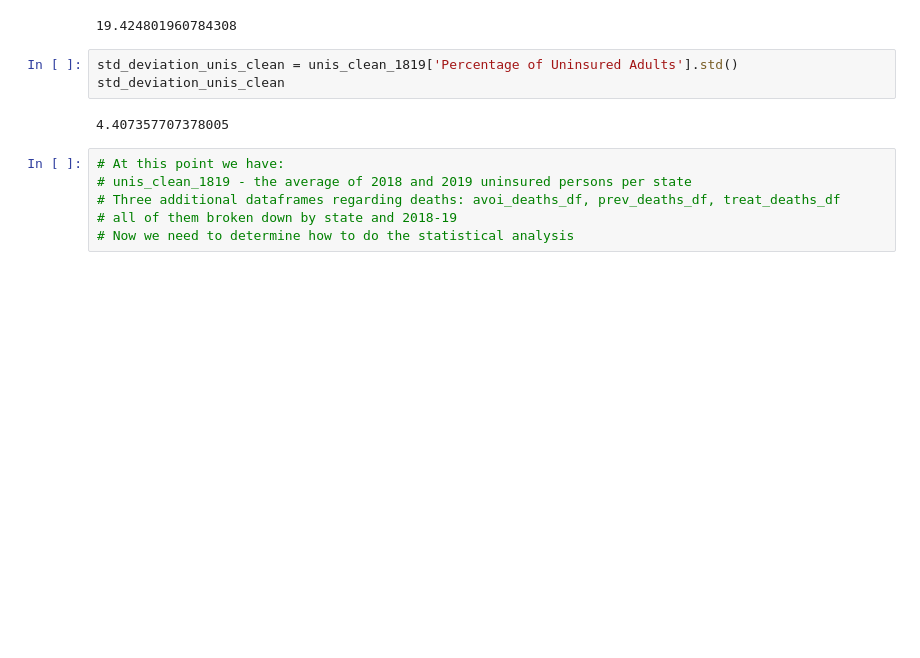
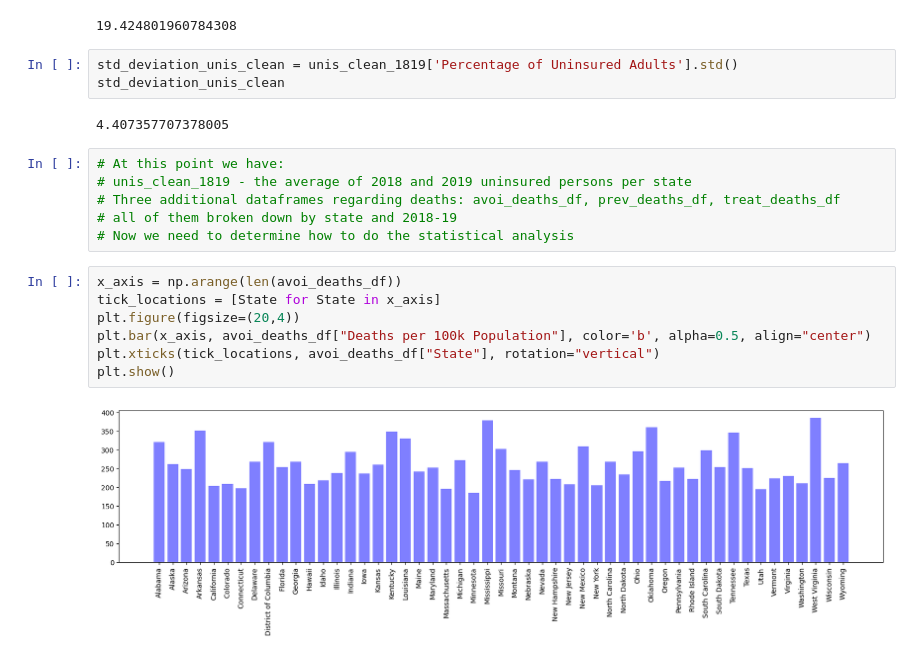
Before and after one commit to redpandata19/Project_1_Team_5, a Jupyter notebook: Premature_deaths.ipynb, the cells around one changed output. Drawn from its saved outputs; the diff is of its cells as text; blank space fills up the shorter version.

Commit message:
updated graph

```diff
--- a/Premature_deaths.ipynb
+++ b/Premature_deaths.ipynb
@@ -406,3 +406,12 @@ std_deviation_unis_clean
 # Three additional dataframes regarding deaths: avoi_deaths_df, prev_deaths_df, treat_deaths_df
 # all of them broken down by state and 2018-19
 # Now we need to determine how to do the statistical analysis
+# %%
+x_axis = np.arange(len(avoi_deaths_df))
+tick_locations = [State for State in x_axis]
+plt.figure(figsize=(20,4))
+plt.bar(x_axis, avoi_deaths_df["Deaths per 100k Population"], color='b', alpha=0.5, align="center")
+plt.xticks(tick_locations, avoi_deaths_df["State"], rotation="vertical")
+plt.show()
+# %% [output]
+[figure, added]
```
